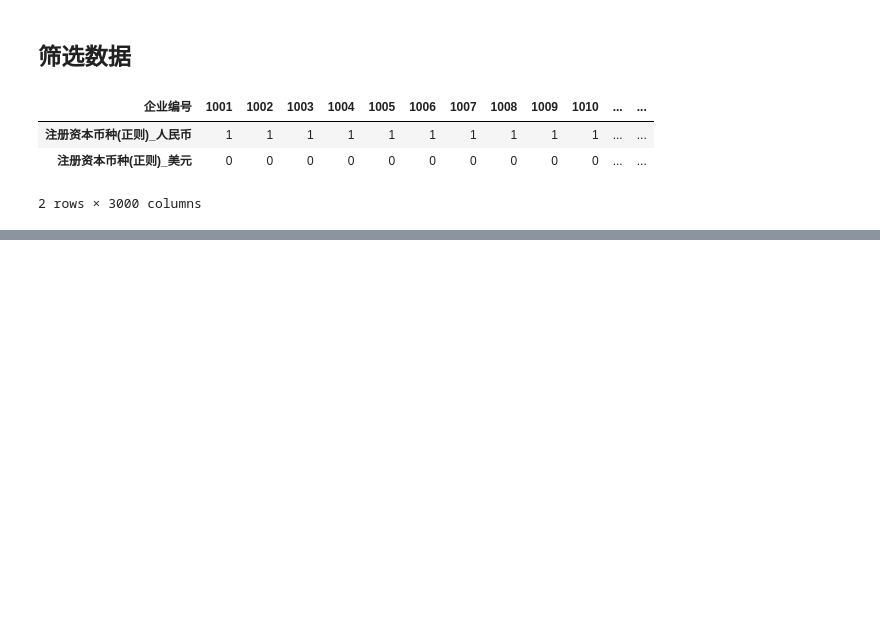
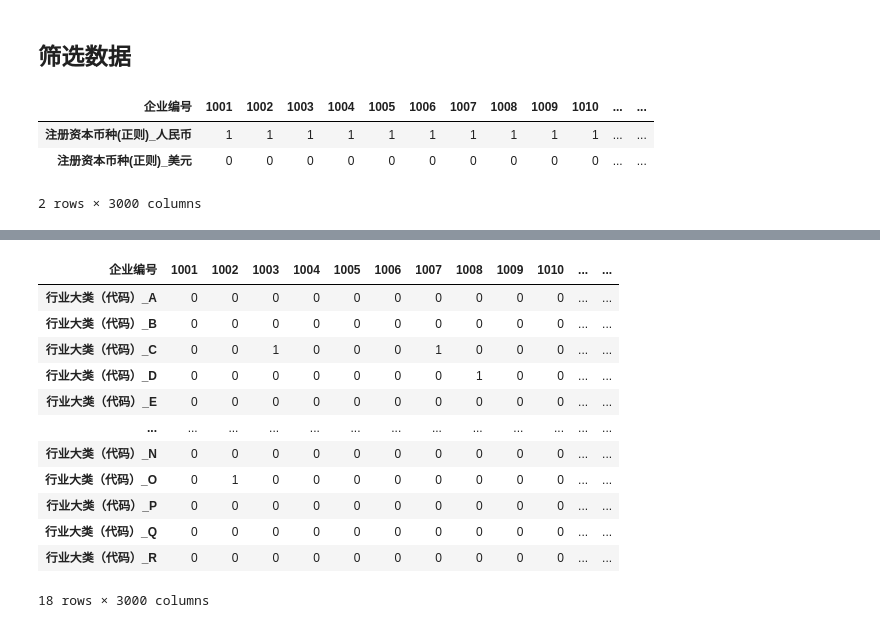
Before and after one commit to CourierKyn/isi-world-cup, a Jupyter notebook: 工商基本信息表.ipynb, the cells around one changed output, grey strips where cells are left out. Saved outputs shown, nothing was run; the diff lists cells and outputs as text; code cells hidden in the pictures; blank space fills up the shorter version.

```diff
--- a/工商基本信息表.ipynb
+++ b/工商基本信息表.ipynb
@@ -51,3 +62,0 @@ date_of_establishment =
-# %%
-df=data.iloc[[0,5,6,7,10,15],:]
-df
@@ -63,6 +62,0 @@ df
-# %%
-dummy_leixin=pd.get_dummies(df.iloc[2][:])
-dummy_shangshi=pd.get_dummies(df.iloc[4][:])
-result=df.append(dummy_leixin.T).append(dummy_shangshi.T)
-result_2=result.drop(index=["类型","是否上市"])
-result_2
@@ -79,0 +86,18 @@ result_2
+# %%
+industry_category_code = pd.get_dummies(df['行业大类（代码）'], prefix='行业大类（代码）').groupby('企业编号').mean().T
+industry_category_code = industry_category_code.reindex(columns=list(range(1001, 4001))).fillna(0)
+industry_category_code
+# %% [output]
+| 企业编号 | 1001 | 1002 | 1003 | 1004 | 1005 | 1006 | 1007 | 1008 | 1009 | 1010 | ... | ... |
+| 行业大类（代码）_A | 0 | 0 | 0 | 0 | 0 | 0 | 0 | 0 | 0 | 0 | ... | ... |
+| 行业大类（代码）_B | 0 | 0 | 0 | 0 | 0 | 0 | 0 | 0 | 0 | 0 | ... | ... |
+| 行业大类（代码）_C | 0 | 0 | 1 | 0 | 0 | 0 | 1 | 0 | 0 | 0 | ... | ... |
+| 行业大类（代码）_D | 0 | 0 | 0 | 0 | 0 | 0 | 0 | 1 | 0 | 0 | ... | ... |
+| 行业大类（代码）_E | 0 | 0 | 0 | 0 | 0 | 0 | 0 | 0 | 0 | 0 | ... | ... |
+| ... | ... | ... | ... | ... | ... | ... | ... | ... | ... | ... | ... | ... |
+| 行业大类（代码）_N | 0 | 0 | 0 | 0 | 0 | 0 | 0 | 0 | 0 | 0 | ... | ... |
+| 行业大类（代码）_O | 0 | 1 | 0 | 0 | 0 | 0 | 0 | 0 | 0 | 0 | ... | ... |
+| 行业大类（代码）_P | 0 | 0 | 0 | 0 | 0 | 0 | 0 | 0 | 0 | 0 | ... | ... |
+| 行业大类（代码）_Q | 0 | 0 | 0 | 0 | 0 | 0 | 0 | 0 | 0 | 0 | ... | ... |
+| 行业大类（代码）_R | 0 | 0 | 0 | 0 | 0 | 0 | 0 | 0 | 0 | 0 | ... | ... |
+18 rows × 3000 columns
```
Also changed, not shown: parts of 12 cells of this notebook, 2 other files.
